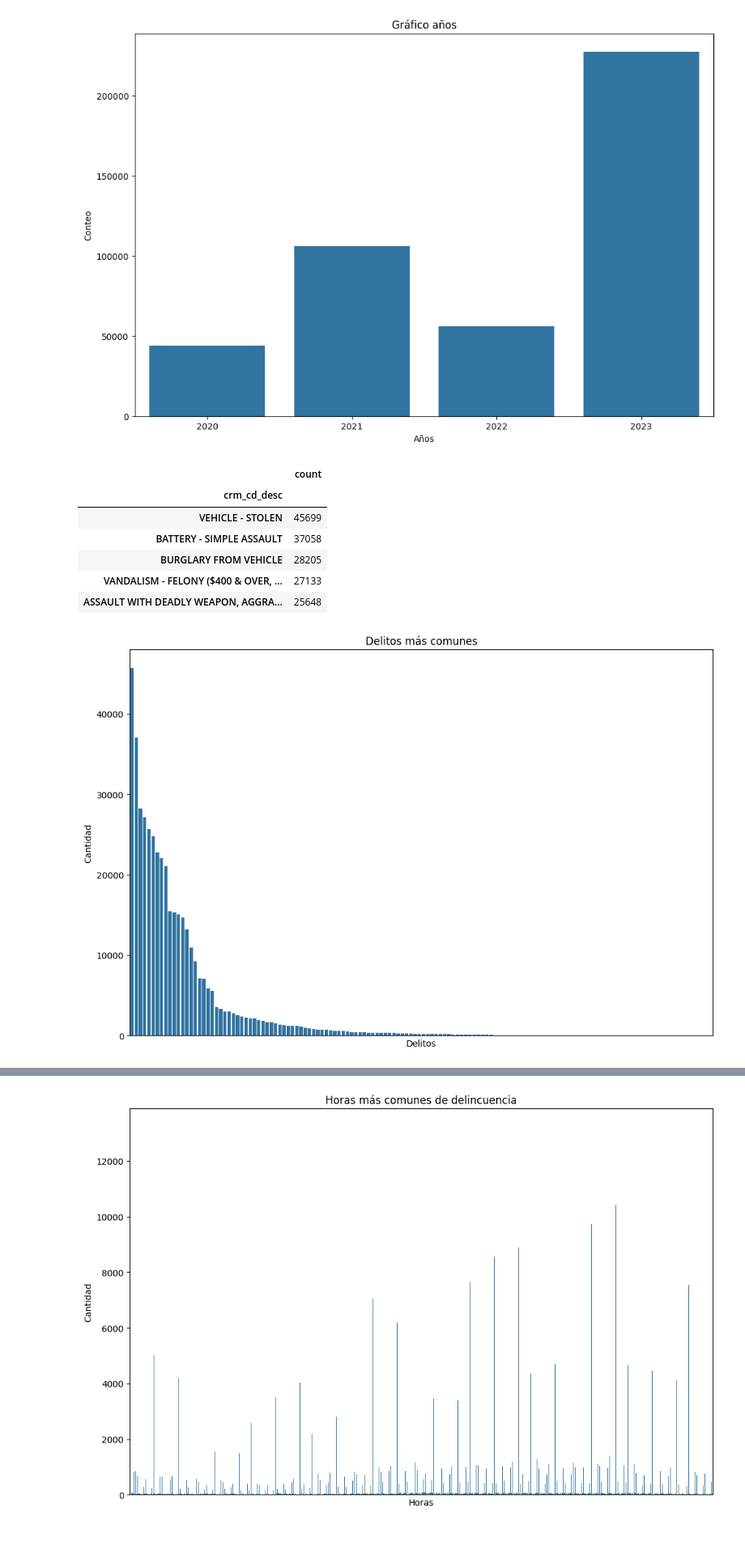
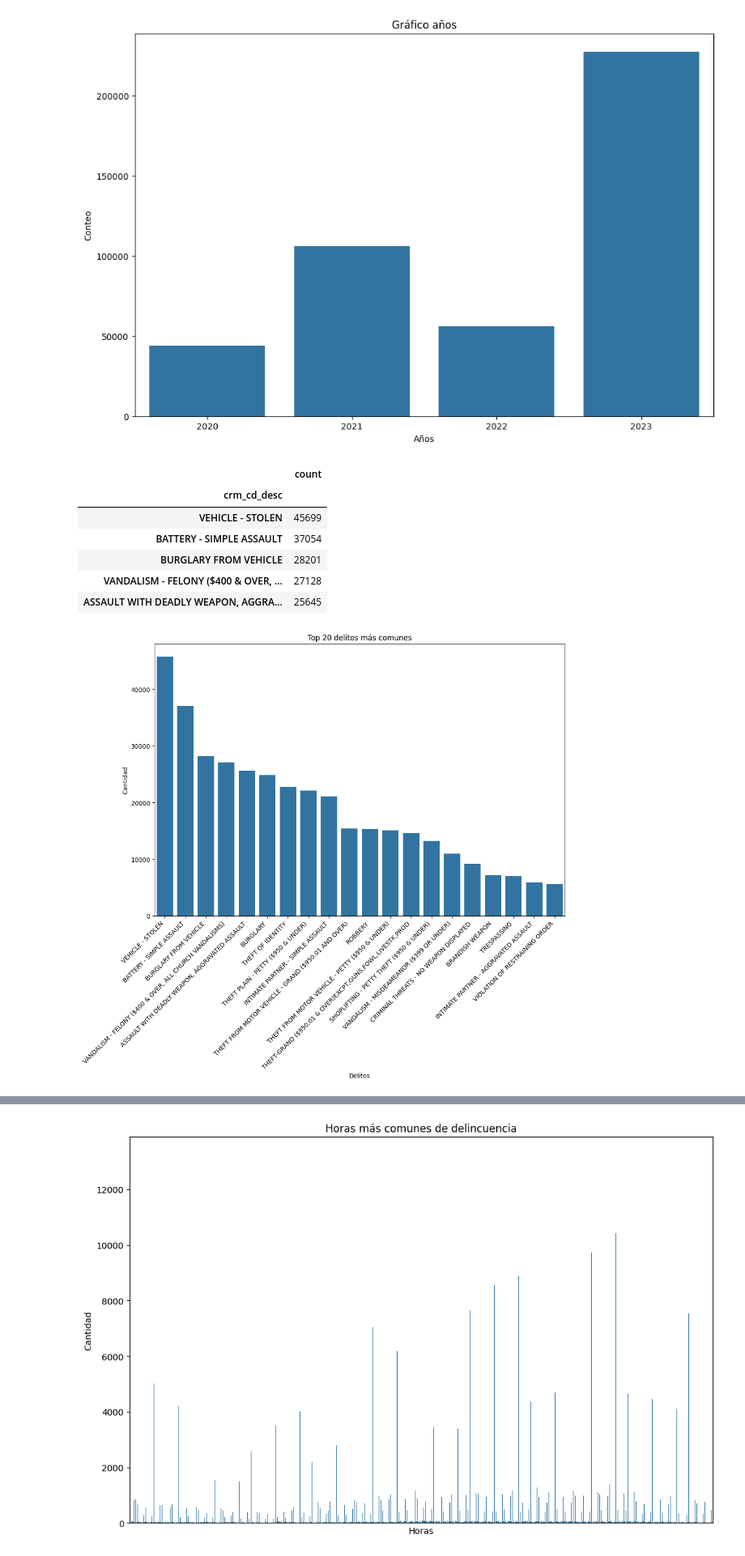
Before and after one commit to orj93/final_proyect_crime, a Jupyter notebook: src/EDA.ipynb, the cells around one changed output, grey strips where cells are left out. Shown at 81% size. Cells and saved outputs as stored; diff of their text form; code cells hidden in the pictures.

```diff
--- a/src/EDA.ipynb
+++ b/src/EDA.ipynb
@@ -115,2 +114,0 @@ memory usage: 67.6+ MB
-# %%
-total_data = total_data[total_data['date_occ'].dt.year >= 2020]
@@ -116,0 +130,2 @@ total_data = total_data[total_data['date_occ'].dt.year >= 2020]
+# %%
+total_data=total_data.loc[(total_data['vict_sex']=='M')|(total_data['vict_sex']=='F')|(total_data['vict_sex']=='X')|(total_data['vict_sex'].isnull())]
@@ -131,32 +154,32 @@ plt.show()
 # %% [output]
 [figure]
 # %%
-delitos=total_data.value_counts("crm_cd_desc")#[0:20]
+delitos=total_data.value_counts("crm_cd_desc")[0:20]
 delitos=pd.DataFrame(delitos)
 delitos.head(5)
 # %% [output]
 |  | count |
 | crm_cd_desc |  |
 | VEHICLE - STOLEN | 45699 |
-| BATTERY - SIMPLE ASSAULT | 37058 |
-| BURGLARY FROM VEHICLE | 28205 |
-| VANDALISM - FELONY ($400 & OVER, ... | 27133 |
-| ASSAULT WITH DEADLY WEAPON, AGGRA... | 25648 |
+| BATTERY - SIMPLE ASSAULT | 37054 |
+| BURGLARY FROM VEHICLE | 28201 |
+| VANDALISM - FELONY ($400 & OVER, ... | 27128 |
+| ASSAULT WITH DEADLY WEAPON, AGGRA... | 25645 |
 # %%
 plt.figure(figsize=(12, 8))
 
 # Crear el histograma utilizando Seaborn
 ax=sns.barplot(x=delitos.index, y=delitos['count'], data=delitos)
-ax.set_xticks([])
-#ax.set_xticklabels(ax.get_xticklabels(), rotation=45, ha='right')
+#ax.set_xticks([])
+ax.set_xticklabels(ax.get_xticklabels(), rotation=45, ha='right')
 
 
 # Configurar etiquetas y título
 plt.xlabel('Delitos')
 plt.ylabel('Cantidad')
-plt.title('Delitos más comunes')
+plt.title('Top 20 delitos más comunes')
 
 # Mostrar el gráfico
 plt.show()
 # %% [output]
-[figure, old version]
+[figure, new version]
```
Also changed, not shown: parts of 54 cells of this notebook, 1 other file.
